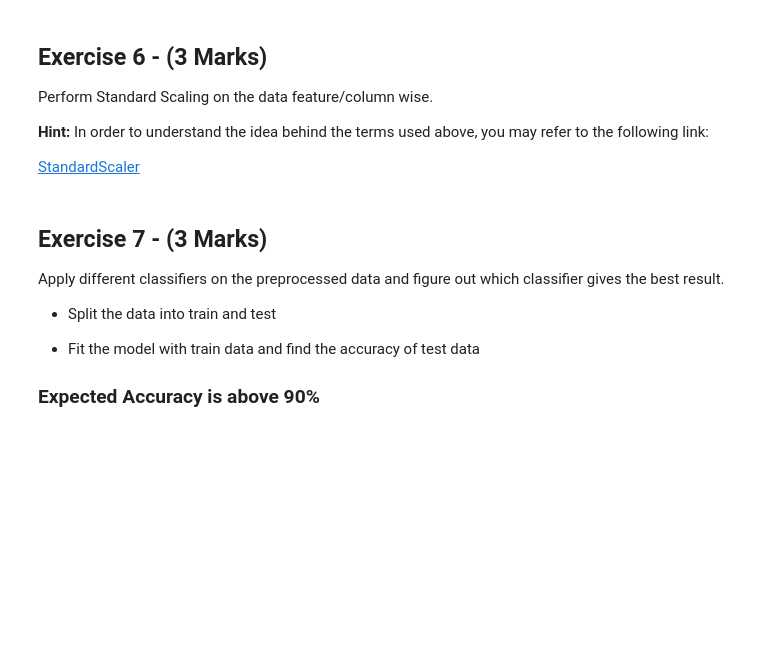
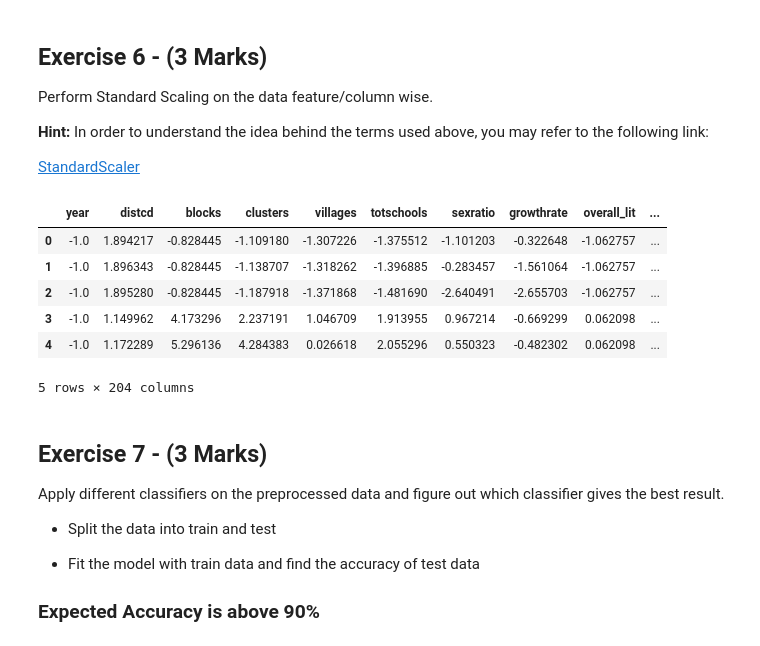
Before and after one commit to vikramvundyala/python_AI-ML, a Jupyter notebook: U1_MH1_Data_Munging.ipynb, the cells around one changed output. Saved outputs shown, nothing was run; the diff lists cells and outputs as text; code cells hidden in the pictures; blank space fills up the shorter version.

```diff
--- a/U1_MH1_Data_Munging.ipynb
+++ b/U1_MH1_Data_Munging.ipynb
@@ -190,3 +315,17 @@ Perform Standard Scaling on the data feature/column wise.
+# %%
+# YOUR CODE HERE
+from sklearn.preprocessing import StandardScaler
+scaler = StandardScaler()
+df_scaled = pd.DataFrame(scaler.fit_transform(df_corr),columns=df_corr.columns)
+df_scaled.head()
+# %% [output]
+|  | year | distcd | blocks | clusters | villages | totschools | sexratio | growthrate | overall_lit | ... |
+| 0 | -1.0 | 1.894217 | -0.828445 | -1.109180 | -1.307226 | -1.375512 | -1.101203 | -0.322648 | -1.062757 | ... |
+| 1 | -1.0 | 1.896343 | -0.828445 | -1.138707 | -1.318262 | -1.396885 | -0.283457 | -1.561064 | -1.062757 | ... |
+| 2 | -1.0 | 1.895280 | -0.828445 | -1.187918 | -1.371868 | -1.481690 | -2.640491 | -2.655703 | -1.062757 | ... |
+| 3 | -1.0 | 1.149962 | 4.173296 | 2.237191 | 1.046709 | 1.913955 | 0.967214 | -0.669299 | 0.062098 | ... |
+| 4 | -1.0 | 1.172289 | 5.296136 | 4.284383 | 0.026618 | 2.055296 | 0.550323 | -0.482302 | 0.062098 | ... |
+5 rows × 204 columns
 # %% [markdown]
 ## Exercise 7 - (3 Marks)
 
```
Also changed, not shown: parts of 17 cells of this notebook.
